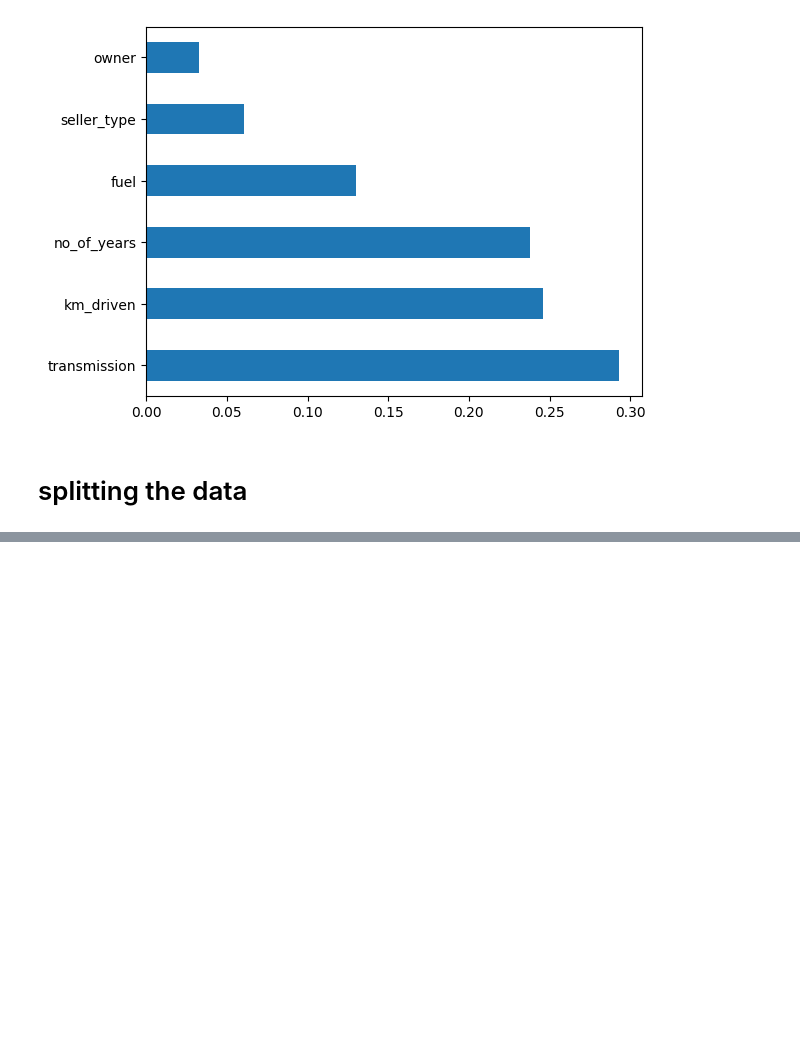
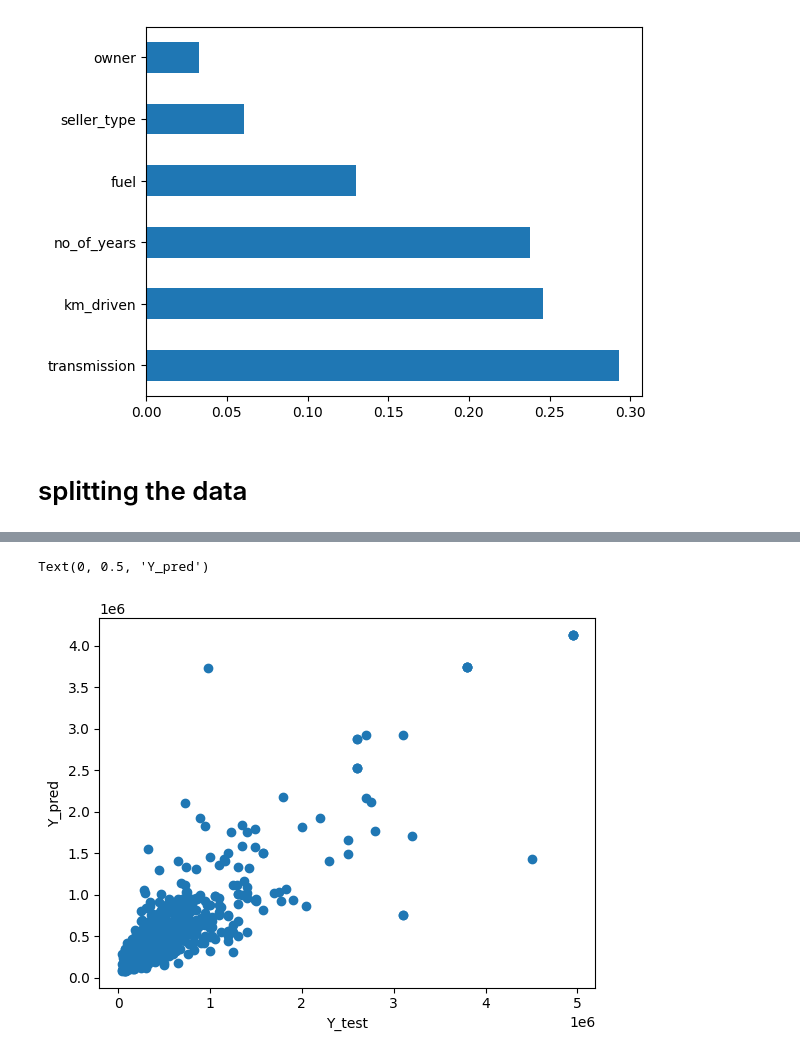
Before and after one commit to sujataprasad01/ML-Random-Forest-Regression, a Jupyter notebook: Random_Forest_Regression.ipynb, the cells around one changed output, grey strips where cells are left out. Drawn from its saved outputs; the diff is of its cells as text; code cells hidden in the pictures; blank space fills up the shorter version.

```diff
--- a/Random_Forest_Regression.ipynb
+++ b/Random_Forest_Regression.ipynb
@@ -255,0 +353,7 @@ imp.nlargest(7).plot(kind='barh')
+# %%
+plt.scatter(Y_test, Y_pred)
+plt.xlabel('Y_test')
+plt.ylabel('Y_pred')
+# %% [output]
+Text(0, 0.5, 'Y_pred')
+[figure, added]
```
Also changed, not shown: parts of 20 cells of this notebook.
